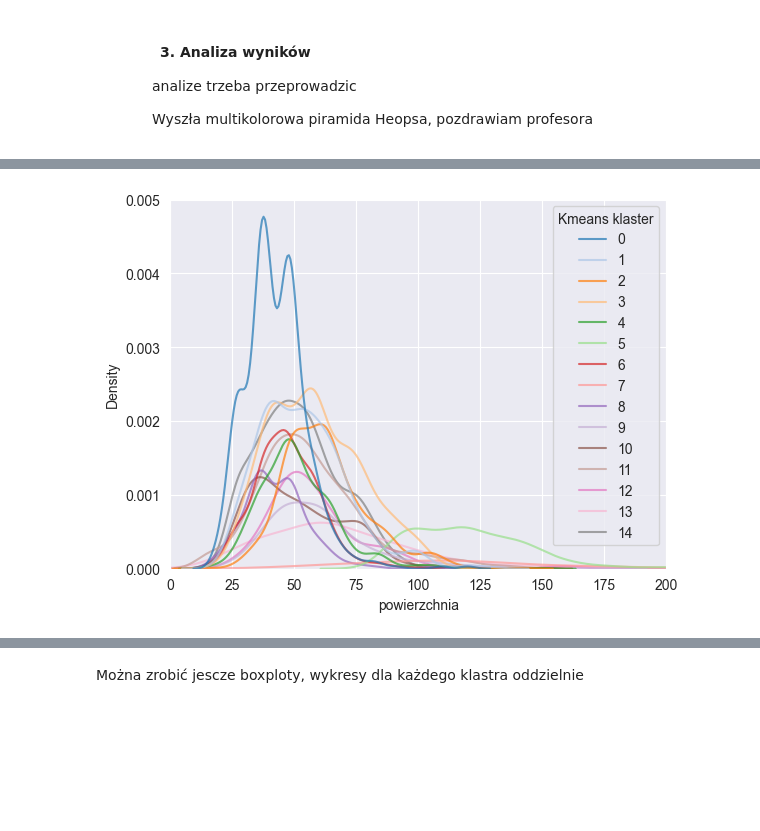
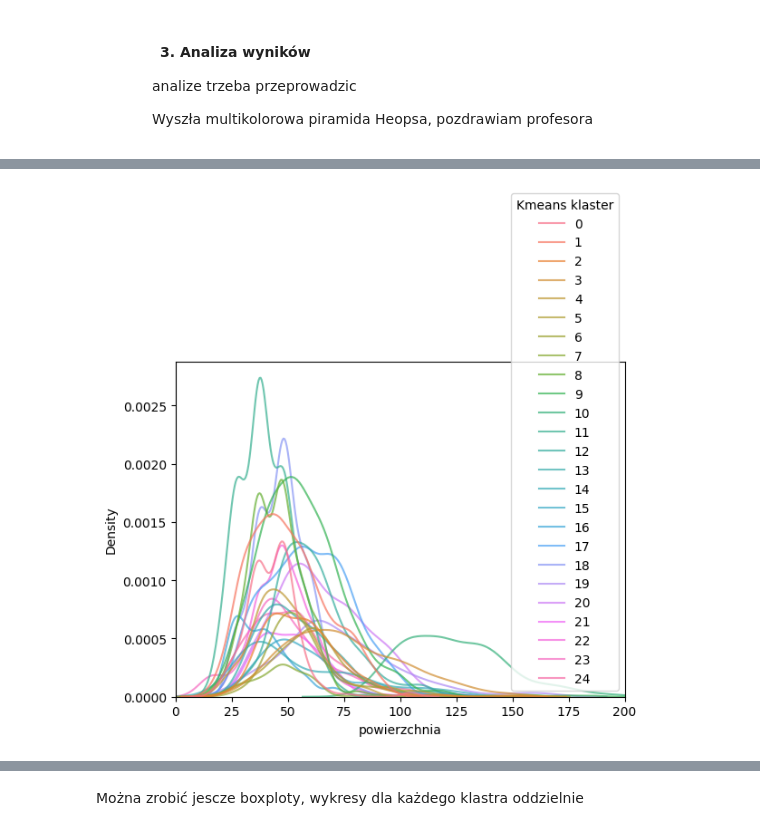
Before and after one commit to ThePhaseless/ProjectMAD, a Jupyter notebook: data_analysis.ipynb, the cells around one changed output, grey strips where cells are left out. Drawn from its saved outputs; the diff is of its cells as text; code cells hidden in the pictures; blank space fills up the shorter version.

```diff
--- a/data_analysis.ipynb
+++ b/data_analysis.ipynb
@@ -494,15 +504,16 @@ Data Preprocessing
 from sklearn.neighbors import LocalOutlierFactor
 from sklearn.preprocessing import MinMaxScaler
 
+#Na podstawie uzyskanych boxpoltów:
+
 #usunięcie rekordów zbyt oddalonych od metra
 df = df[df["odl_od_metra"] < 8]
 #usunięcie rekordów zbyt starych
-
+df = df[df["rok_budowy"] >1900]
 #usunięcie rekordów o zbyt dużej powierzchni
-
+df = df[df["powierzchnia"] < 200]
 # usunięcie rekordów o zbyt dużęj cenie za metr
-
-#usunięcie rekordów zbyt starych
+df = df[df["cena_m2"] < 50000]
 
 #usunięcie outliersów
 lof = LocalOutlierFactor()
@@ -602,7 +629,7 @@ npaisać dlaczego wybraliśmu danąilość klastrów
 # %%
 from sklearn.decomposition import PCA
 
-kmeans_model = KMeans(15, max_iter=500, random_state=42)
+kmeans_model = KMeans(25, max_iter=500, random_state=42)
 kmeans_model.fit_predict(df_processed_ncat)
 
 pca = PCA(n_components=2)
@@ -701,0 +733,9 @@ df.head(10)
+# %%
+palette = sns.color_palette("husl", 25)
+
+mpl.figure(figsize=(10, 6))
+sns.scatterplot(data=df, x=df["wys. geograficzna"], y=df["szer. geograficzna"], hue=df["Kmeans klaster"], palette=palette, s=60)
+mpl.title("KMeans: Wizualizacja klastrów")
+mpl.legend(title="Klaster")
+mpl.grid(True)
+mpl.show()
@@ -702,7 +744,7 @@ df.head(10)
 # %%
-sns.kdeplot(x= df["powierzchnia"], hue = df["Kmeans klaster"], palette="tab20", alpha = 0.7)
+sns.kdeplot(x= df["powierzchnia"], hue = df["Kmeans klaster"], palette=palette, alpha = 0.7)
 mpl.xlim(0,200)
 mpl.show()
 # %% [output]
-[figure, old version]
+[figure, new version]
 # %%
```
Also changed, not shown: parts of 35 cells of this notebook, 1 other file.
